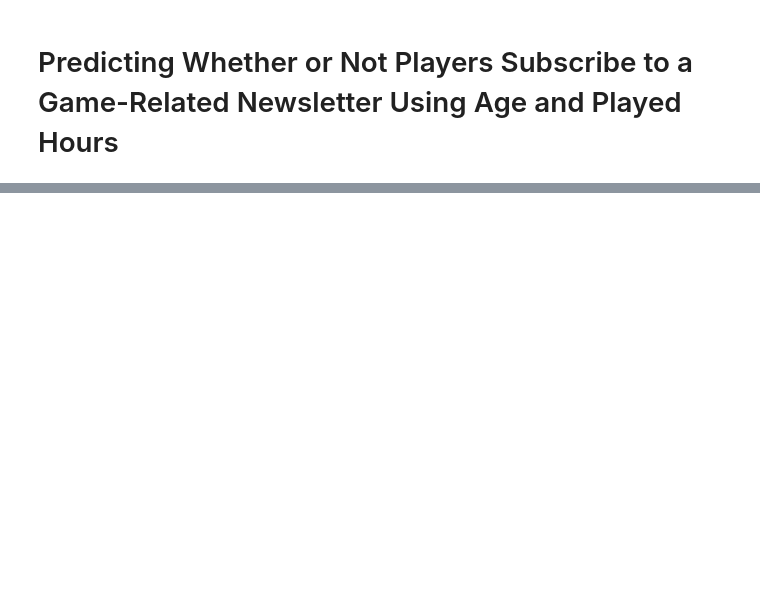
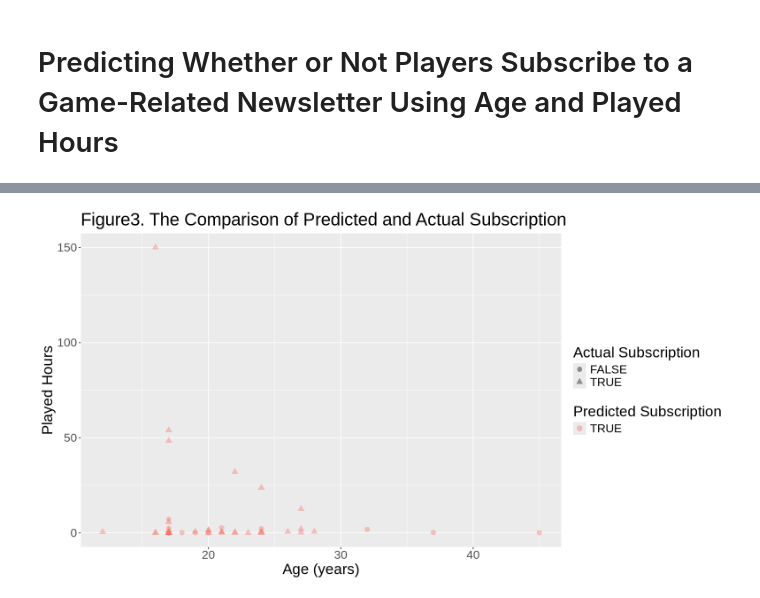
Before and after one commit to JiaminLL/dsci-100-student-JL, a Jupyter notebook: Project.ipynb, the cells around one changed output, grey strips where cells are left out. Saved outputs shown, nothing was run; the diff lists cells and outputs as text; code cells hidden in the pictures; blank space fills up the shorter version.

```diff
--- a/Project.ipynb
+++ b/Project.ipynb
@@ -52,0 +129,11 @@
+# %%
+set.seed(5200)
+
+initial_players <- initial_split(clean_player, prop = 0.70, strata = subscribe)
+players_training <- training(initial_players)
+players_testing <- testing(initial_players)
+
+players_recipe <- recipe(subscribe ~ Age + played_hours, data = players_training) |>
+    step_scale(all_predictors()) |>
+    step_center(all_predictors())
+players_recipe
@@ -52,0 +187,17 @@
+# %%
+fm_players <- nearest_neighbor(weight_func = "rectangular", neighbors = best_k) |>
+    set_engine("kknn") |>
+    set_mode("classification")
+
+fw_players <- workflow() |>
+    add_recipe(players_recipe) |>
+    add_model(fm_players) |>
+    fit(data = players_training)
+
+player_predict <- fw_players |>
+    predict(players_testing) |>
+    bind_cols(players_testing)
+
+player_accuracy <- player_predict |>
+    metrics(truth = subscribe, estimate = .pred_class)
+player_accuracy
@@ -52,0 +212,12 @@
+# %%
+players_plot <- player_predict |>
+    ggplot(aes(x = Age, y = played_hours, color = .pred_class, shape = subscribe)) +
+    geom_point(size = 3, alpha = 0.4) +
+    labs(x = "Age (years)", y = "Played Hours",
+    color = "Predicted Subscription",
+    shape = "Actual Subscription") +
+    ggtitle("Figure3. The Comparison of Predicted and Actual Subscription") +
+    theme(text = element_text(size = 20))
+players_plot
+# %% [output]
+[figure, added]
```
Also changed, not shown: parts of 18 cells of this notebook.
